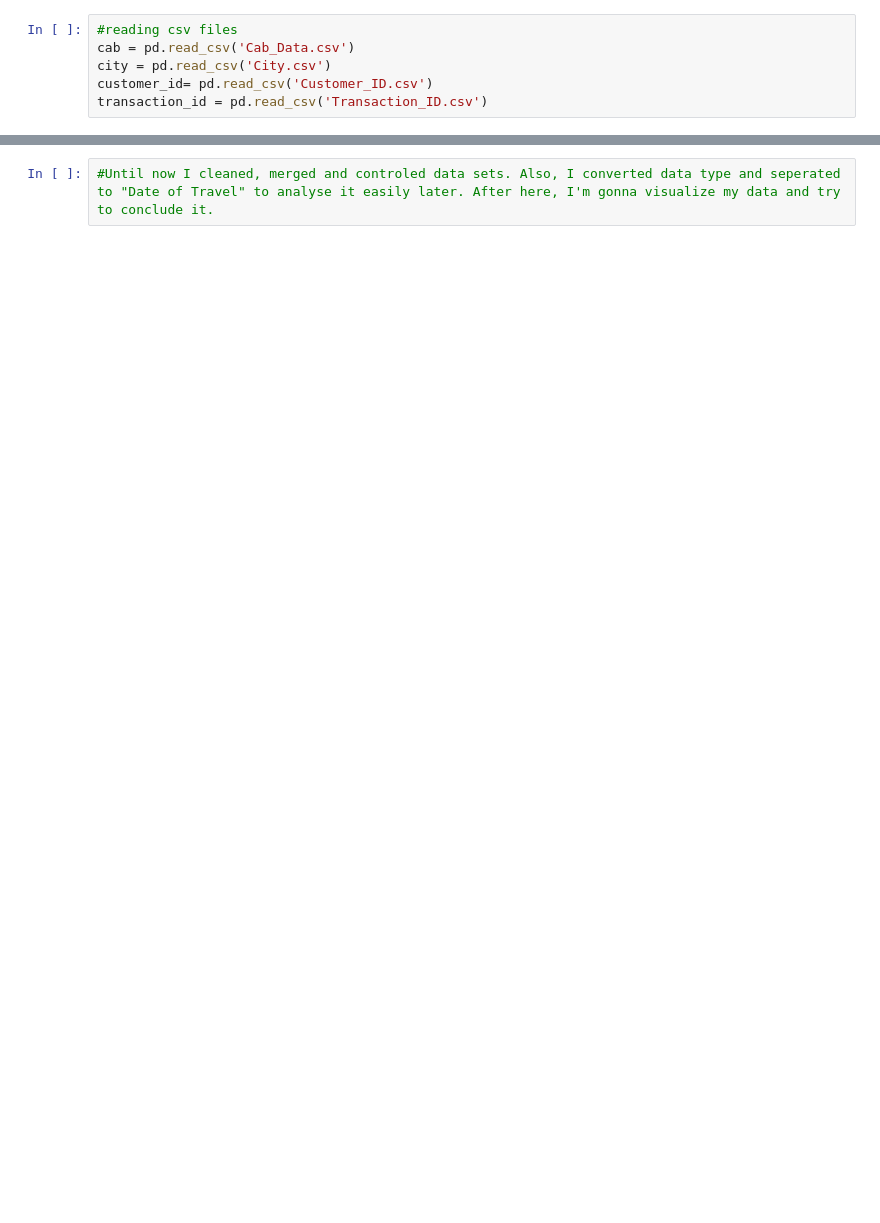
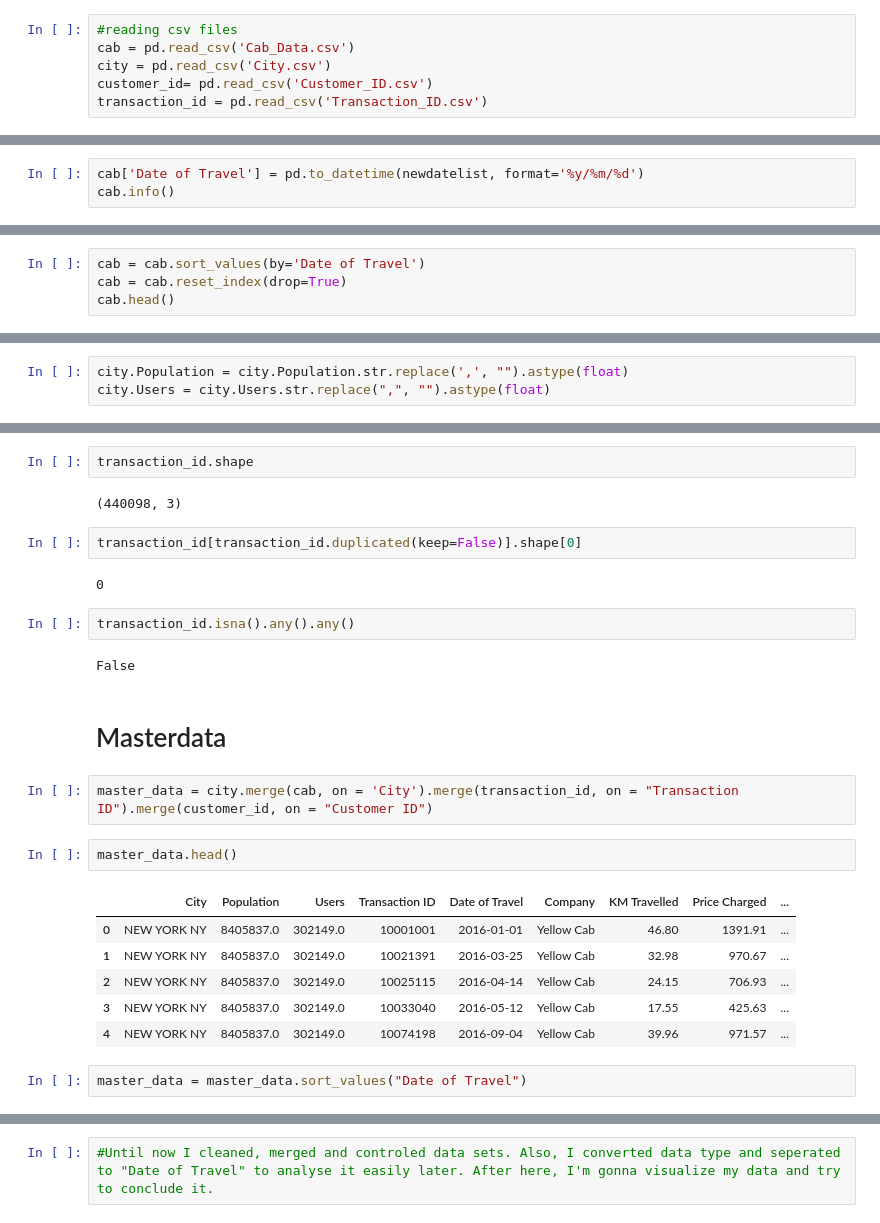
Before and after one commit to kutayselcuk/kutayselcuk_week2, a Jupyter notebook: EDA.ipynb, the cells around one changed output, grey strips where cells are left out. Drawn from its saved outputs; the diff is of its cells as text; blank space fills up the shorter version.

Commit message:
cab data is reloaded and masterdata is created again

```diff
--- a/EDA.ipynb
+++ b/EDA.ipynb
@@ -230,0 +64,3 @@ yellowcab
+# %%
+cab['Date of Travel'] = pd.to_datetime(newdatelist, format='%y/%m/%d')
+cab.info()
@@ -230,0 +91,4 @@ yellowcab
+# %%
+cab = cab.sort_values(by='Date of Travel')
+cab = cab.reset_index(drop=True)
+cab.head()
@@ -230,0 +138,3 @@ yellowcab
+# %%
+city.Population = city.Population.str.replace(',', "").astype(float)
+city.Users = city.Users.str.replace(",", "").astype(float)
@@ -230,0 +215,27 @@ yellowcab
+# %%
+transaction_id.shape
+# %% [output]
+(440098, 3)
+# %%
+transaction_id[transaction_id.duplicated(keep=False)].shape[0]
+# %% [output]
+0
+# %%
+transaction_id.isna().any().any()
+# %% [output]
+False
+# %% [markdown]
+# Masterdata
+# %%
+master_data = city.merge(cab, on = 'City').merge(transaction_id, on = "Transaction ID").merge(customer_id, on = "Customer ID")
+# %%
+master_data.head()
+# %% [output]
+|  | City | Population | Users | Transaction ID | Date of Travel | Company | KM Travelled | Price Charged | ... |
+| 0 | NEW YORK NY | 8405837.0 | 302149.0 | 10001001 | 2016-01-01 | Yellow Cab | 46.80 | 1391.91 | ... |
+| 1 | NEW YORK NY | 8405837.0 | 302149.0 | 10021391 | 2016-03-25 | Yellow Cab | 32.98 | 970.67 | ... |
+| 2 | NEW YORK NY | 8405837.0 | 302149.0 | 10025115 | 2016-04-14 | Yellow Cab | 24.15 | 706.93 | ... |
+| 3 | NEW YORK NY | 8405837.0 | 302149.0 | 10033040 | 2016-05-12 | Yellow Cab | 17.55 | 425.63 | ... |
+| 4 | NEW YORK NY | 8405837.0 | 302149.0 | 10074198 | 2016-09-04 | Yellow Cab | 39.96 | 971.57 | ... |
+# %%
+master_data = master_data.sort_values("Date of Travel")
```
Also changed, not shown: parts of 58 cells of this notebook, 1 other file.
